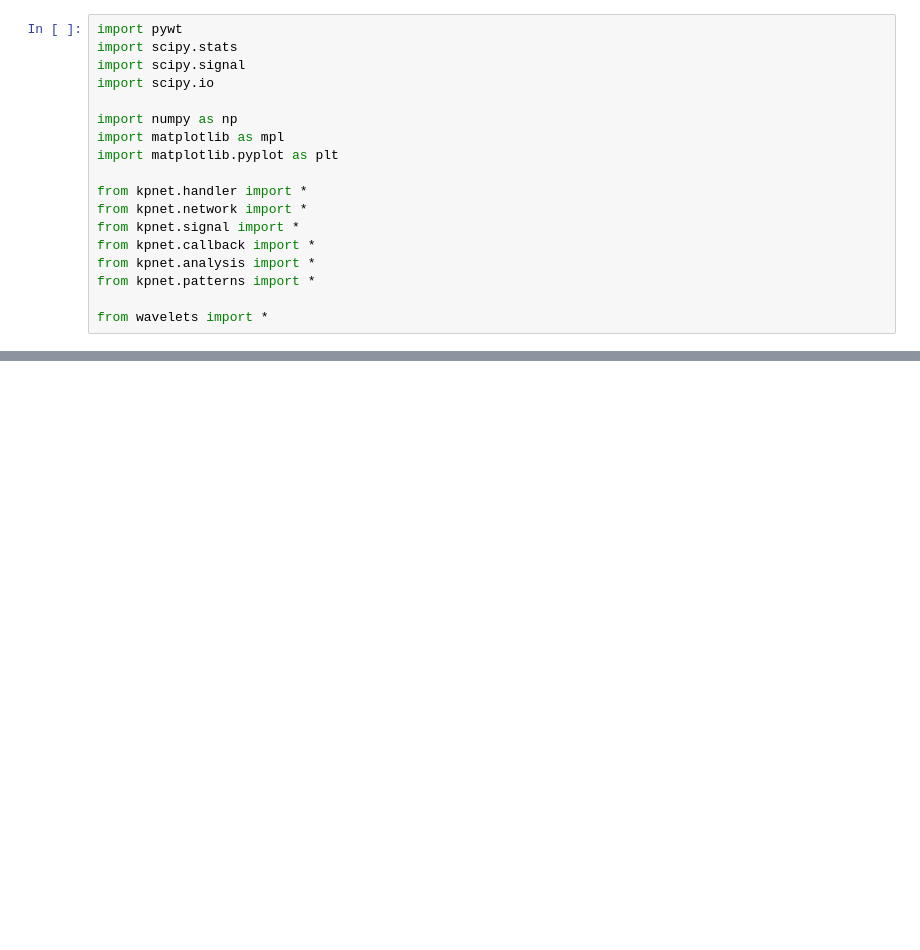
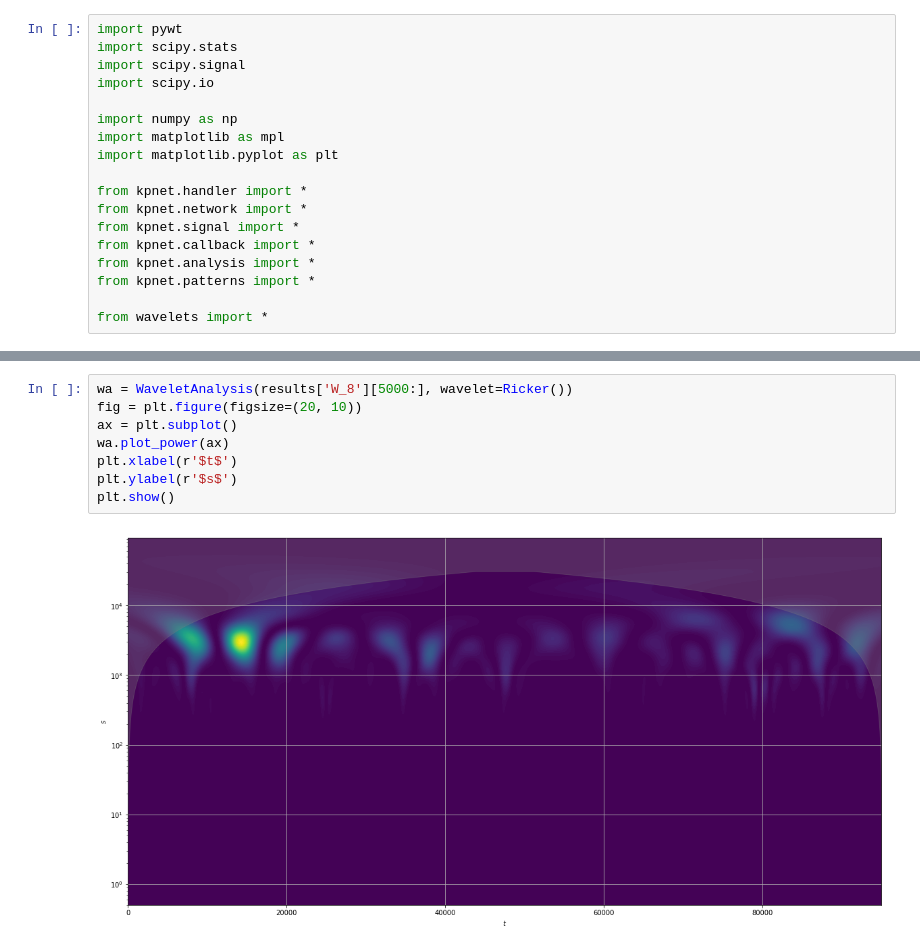
Before and after one commit to dkaravaev/neurodyn, a Jupyter notebook: Original.ipynb, the cells around one changed output, grey strips where cells are left out. Cells and saved outputs as stored; diff of their text form; blank space fills up the shorter version.

```diff
--- a/Original.ipynb
+++ b/Original.ipynb
@@ -63,0 +71,10 @@ plt.show()
+# %%
+wa = WaveletAnalysis(results['W_8'][5000:], wavelet=Ricker())
+fig = plt.figure(figsize=(20, 10))
+ax = plt.subplot()
+wa.plot_power(ax)
+plt.xlabel(r'$t$')
+plt.ylabel(r'$s$')
+plt.show()
+# %% [output]
+[figure, added]
```
Also changed, not shown: parts of 7 cells of this notebook.
